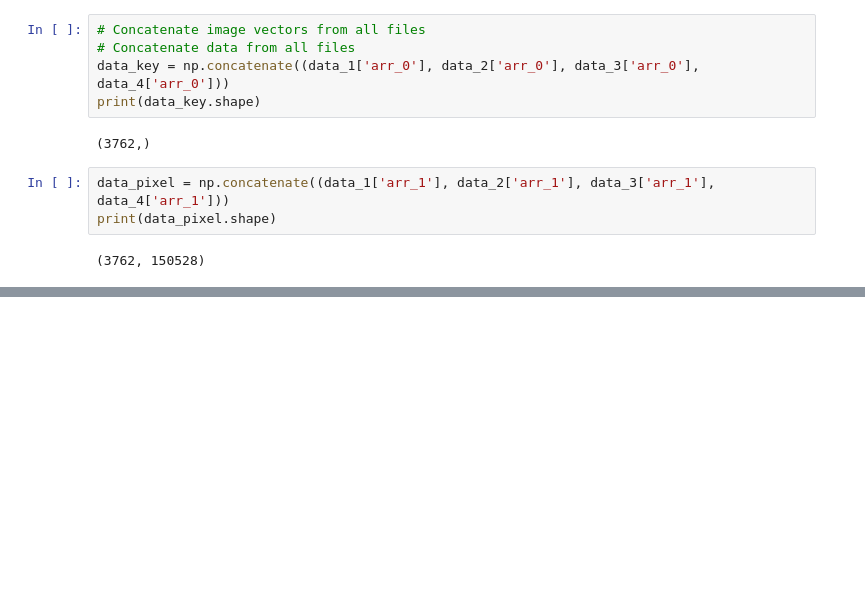
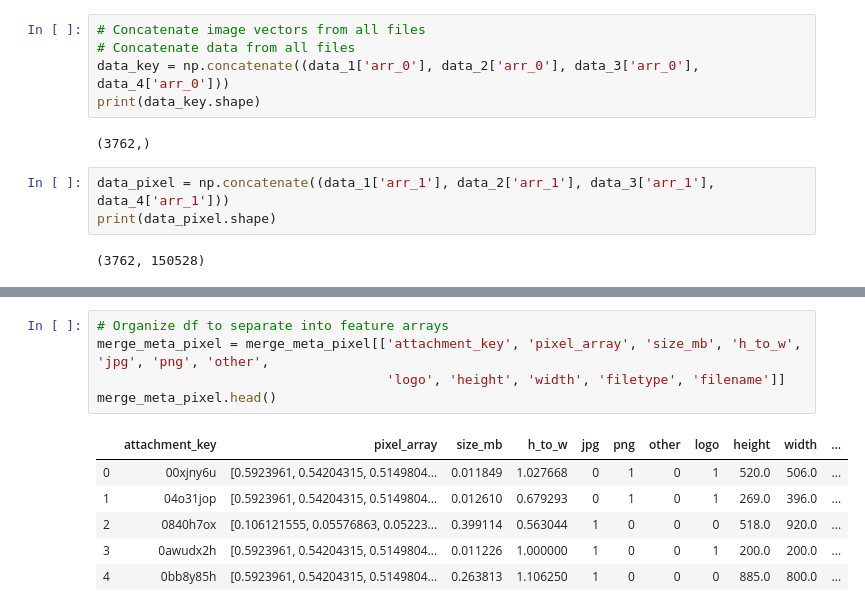
Before and after one commit to lauraherman22/w207_final_project, a Jupyter notebook: Final_Project_LH.ipynb, the cells around one changed output, grey strips where cells are left out. Cells and saved outputs as stored; diff of their text form; blank space fills up the shorter version.

```diff
--- a/Final_Project_LH.ipynb
+++ b/Final_Project_LH.ipynb
@@ -155,0 +215,12 @@ X_train, X_test, y_train, y_test = train_test_split(X, y, test_size=0.4,
+# %%
+# Organize df to separate into feature arrays
+merge_meta_pixel = merge_meta_pixel[['attachment_key', 'pixel_array', 'size_mb', 'h_to_w', 'jpg', 'png', 'other',
+                                     'logo', 'height', 'width', 'filetype', 'filename']]
+merge_meta_pixel.head()
+# %% [output]
+|  | attachment_key | pixel_array | size_mb | h_to_w | jpg | png | other | logo | height | width | ... |
+| 0 | 00xjny6u | [0.5923961, 0.54204315, 0.5149804... | 0.011849 | 1.027668 | 0 | 1 | 0 | 1 | 520.0 | 506.0 | ... |
+| 1 | 04o31jop | [0.5923961, 0.54204315, 0.5149804... | 0.012610 | 0.679293 | 0 | 1 | 0 | 1 | 269.0 | 396.0 | ... |
+| 2 | 0840h7ox | [0.106121555, 0.05576863, 0.05223... | 0.399114 | 0.563044 | 1 | 0 | 0 | 0 | 518.0 | 920.0 | ... |
+| 3 | 0awudx2h | [0.5923961, 0.54204315, 0.5149804... | 0.011226 | 1.000000 | 1 | 0 | 0 | 1 | 200.0 | 200.0 | ... |
+| 4 | 0bb8y85h | [0.5923961, 0.54204315, 0.5149804... | 0.263813 | 1.106250 | 1 | 0 | 0 | 0 | 885.0 | 800.0 | ... |
```
Also changed, not shown: parts of 16 cells of this notebook.
